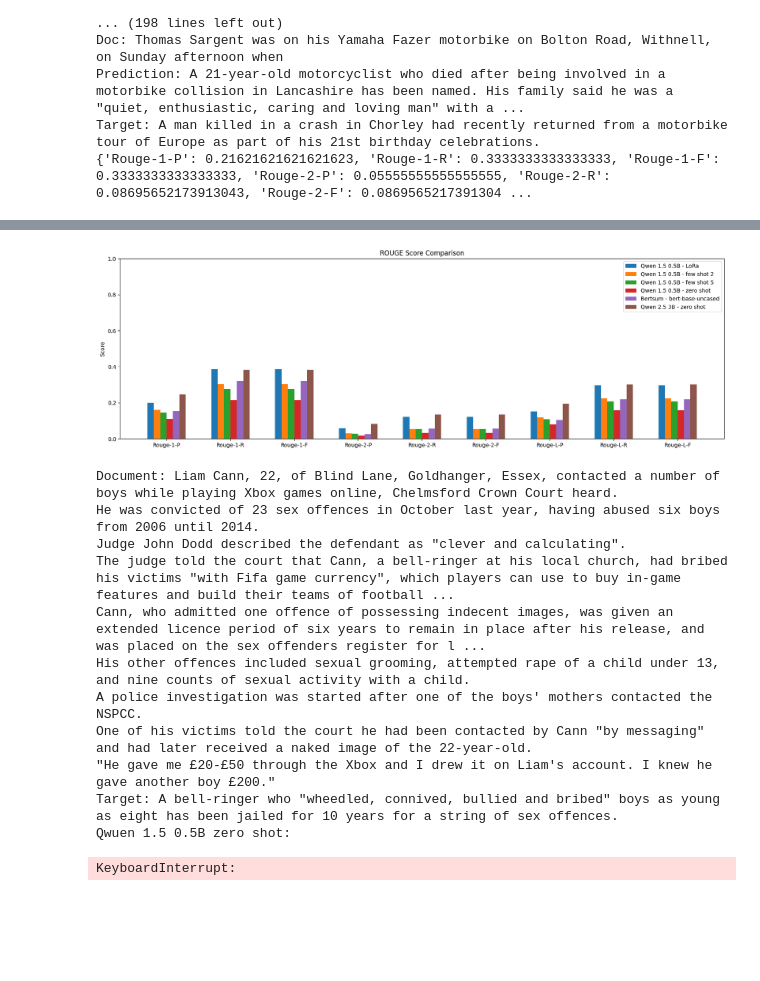
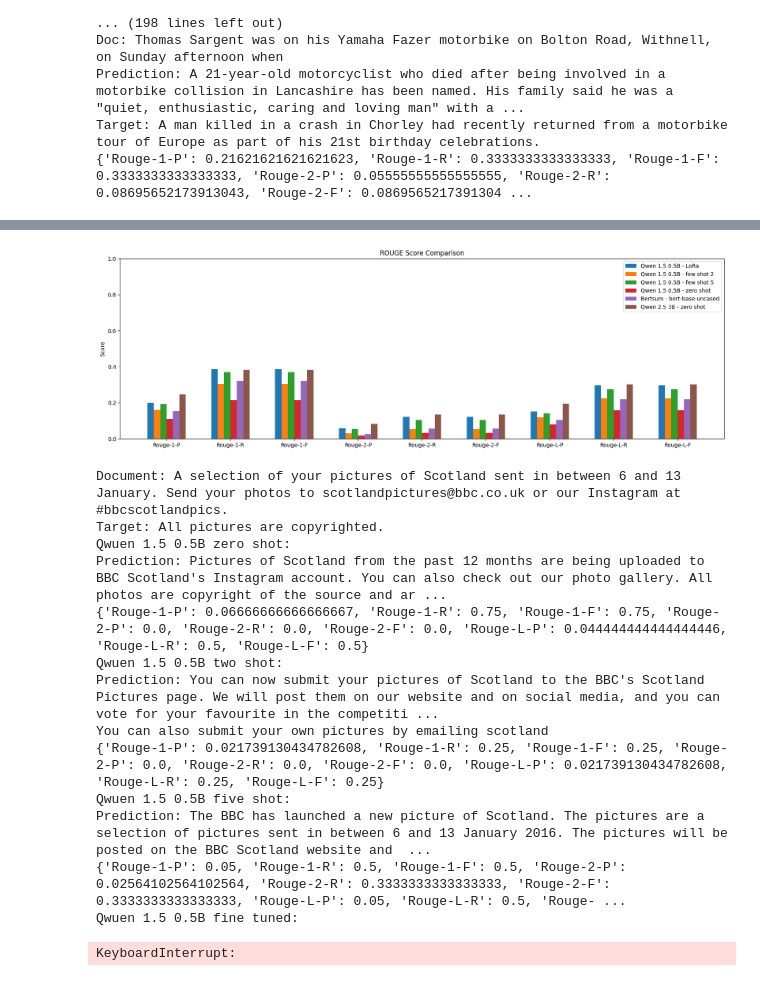
Before and after one commit to Elbergg/llm-projekt, a Jupyter notebook: projekt.ipynb, the cells around one changed output, grey strips where cells are left out. Cells and saved outputs as stored; diff of their text form; code cells hidden in the pictures; blank space fills up the shorter version.

```diff
--- a/projekt.ipynb
+++ b/projekt.ipynb
@@ -240,7 +240,7 @@ def rouge_score_loss(
 from matplotlib import pyplot as plt
 import numpy as np
 
-def plot_data(data, labels=['Rouge-1-P', 'Rouge-1-R', 'Rouge-1-F','Rouge-2-P', 'Rouge-2-R', 'Rouge-2-F',  'Rouge-L-P', 'Rouge-L-R', 'Rouge-L-F', ], models = ['Qwen 1.5 0.5B - LoRa', 'Qwen 1.5 0.5B - few shot 2', 'Qwen 1.5 0.5B - few shot 5', 'Qwen 1.5 0.5B - zero shot', 'Bertsum - bert-base-uncased', 'Qwen 2.5 3B - zero shot']):
+def plot_data(data, labels=['Rouge-1-P', 'Rouge-1-R', 'Rouge-1-F','Rouge-2-P', 'Rouge-2-R', 'Rouge-2-F',  'Rouge-L-P', 'Rouge-L-R', 'Rouge-L-F', ], models = ['Qwen 1.5 0.5B - LoRa', 'Qwen 1.5 0.5B - few shot 2', 'Qwen 1.5 0.5B - few shot 4', 'Qwen 1.5 0.5B - zero shot', 'Bertsum - bert-base-uncased', 'Qwen 2.5 3B - zero shot']):
     x = np.arange(len(labels))
     width = 0.1
 
@@ -434,7 +434,7 @@ Target: Each day we feature a photograph sent in from across England - the galle
 {'Rouge-1-P': 0.13043478260869565, 'Rouge-1-R': 0.3333333333333333, 'Rouge-1-F': 0.3333333333333333, 'Rouge-2-P': 0.0, 'Rouge-2-R': 0.0, 'Rouge-2-F': 0.0, 'Rouge-L-P': 0.10869565217391304, 'Rouge-L-R' ...
 # %%
 
-prompt5 = generate_prompt(tokenizer, 5)
+prompt4 = generate_prompt(tokenizer, 4)
 torch.cuda.empty_cache()
-data_5 = evaluate_model(model, test_loader, device='cuda', bert=False, tokenizer=tokenizer, prompt=prompt5, promptsuff = "[AGENT]")
+data_4 = evaluate_model(model, test_loader, device='cuda', bert=False, tokenizer=tokenizer, prompt=prompt4, promptsuff = "[AGENT]")
 # %% [output]
@@ -519,4 +503,4 @@ model_better, tokenizer_better = FastLanguageModel.from_pretrained(
 )
 print(prompt0)
 torch.cuda.empty_cache()
-data_better = evaluate_model(model_better, test_loader, device='cuda', bert=False, tokenizer=tokenizer, prompt=prompt2, promptsuff = "[AGENT]")
+data_better = evaluate_model(model_better, test_loader, device='cuda', bert=False, tokenizer=tokenizer, prompt=prompt0, promptsuff = "[AGENT]")
@@ -547,4 +507,4 @@ Target: England fly-half Emily Scott has been forced to withdraw from the squad
 # %%
-plot_data([data_ft, data_2,data_5, data_zero_shot, data_bertsum, data_better])
+plot_data([data_ft, data_2,data_4, data_zero_shot, data_bertsum, data_better])
 # %% [output]
-[figure, old version]
+[figure, new version]
@@ -570,7 +511,7 @@ ROUGE is particularly effective for evaluating summaries, as it checks whether t
 # %%
 import random
 random_index = random.randint(0, len(ds["test"]) - 1)
-showcase_dataset = ds["test"].select([random_index])
+showcase_dataset = ds["test"].select([0])
 showcase_loader = DataLoader(showcase_dataset, batch_size=batch_size, shuffle=True, num_workers=num_workers)
 batch = next(iter(showcase_loader))
 print(f"Document: {batch['document'][0]}")
@@ -579,22 +520,24 @@ print("Qwuen 1.5 0.5B zero shot:")
 evaluate_model(model, showcase_loader , device='cuda', bert=False, tokenizer=tokenizer, prompt=prompt0, promptsuff = "[AGENT]", prints = True)
 print("Qwuen 1.5 0.5B two shot:")
 evaluate_model(model, showcase_loader , device='cuda', bert=False, tokenizer=tokenizer, prompt=prompt2, promptsuff = "[AGENT]", prints = True)
-print("Qwuen 1.5 0.5B five shot:")
+print("Qwuen 1.5 0.5B four shot:")
 evaluate_model(model, showcase_loader , device='cuda', bert=False, tokenizer=tokenizer, prompt=prompt5, promptsuff = "[AGENT]", prints = True)
 print("Qwuen 1.5 0.5B fine tuned:")
 evaluate_model(ft_model, showcase_loader , device='cuda', bert=False, tokenizer=tokenizer, prompt=prompt0, promptsuff = "[AGENT]", prints = True)
 print("Qwuen 2.5 3B zero shot:")
 evaluate_model(model_better, showcase_loader , device='cuda', bert=False, tokenizer=tokenizer, prompt=prompt0, promptsuff = "[AGENT]", prints = True)
 # %% [output]
-Document: Liam Cann, 22, of Blind Lane, Goldhanger, Essex, contacted a number of boys while playing Xbox games online, Chelmsford Crown Court heard.
-He was convicted of 23 sex offences in October last year, having abused six boys from 2006 until 2014.
-Judge John Dodd described the defendant as "clever and calculating".
-The judge told the court that Cann, a bell-ringer at his local church, had bribed his victims "with Fifa game currency", which players can use to buy in-game features and build their teams of football ...
-Cann, who admitted one offence of possessing indecent images, was given an extended licence period of six years to remain in place after his release, and was placed on the sex offenders register for l ...
-His other offences included sexual grooming, attempted rape of a child under 13, and nine counts of sexual activity with a child.
-A police investigation was started after one of the boys' mothers contacted the NSPCC.
-One of his victims told the court he had been contacted by Cann "by messaging" and had later received a naked image of the 22-year-old.
-"He gave me £20-£50 through the Xbox and I drew it on Liam's account. I knew he gave another boy £200."
-Target: A bell-ringer who "wheedled, connived, bullied and bribed" boys as young as eight has been jailed for 10 years for a string of sex offences.
+Document: A selection of your pictures of Scotland sent in between 6 and 13 January. Send your photos to scotlandpictures@bbc.co.uk or our Instagram at #bbcscotlandpics.
+Target: All pictures are copyrighted.
 Qwuen 1.5 0.5B zero shot:
+Prediction: Pictures of Scotland from the past 12 months are being uploaded to BBC Scotland's Instagram account. You can also check out our photo gallery. All photos are copyright of the source and ar ...
+{'Rouge-1-P': 0.06666666666666667, 'Rouge-1-R': 0.75, 'Rouge-1-F': 0.75, 'Rouge-2-P': 0.0, 'Rouge-2-R': 0.0, 'Rouge-2-F': 0.0, 'Rouge-L-P': 0.044444444444444446, 'Rouge-L-R': 0.5, 'Rouge-L-F': 0.5}
+Qwuen 1.5 0.5B two shot:
+Prediction: You can now submit your pictures of Scotland to the BBC's Scotland Pictures page. We will post them on our website and on social media, and you can vote for your favourite in the competiti ...
+You can also submit your own pictures by emailing scotland
+{'Rouge-1-P': 0.021739130434782608, 'Rouge-1-R': 0.25, 'Rouge-1-F': 0.25, 'Rouge-2-P': 0.0, 'Rouge-2-R': 0.0, 'Rouge-2-F': 0.0, 'Rouge-L-P': 0.021739130434782608, 'Rouge-L-R': 0.25, 'Rouge-L-F': 0.25}
+Qwuen 1.5 0.5B five shot:
+Prediction: The BBC has launched a new picture of Scotland. The pictures are a selection of pictures sent in between 6 and 13 January 2016. The pictures will be posted on the BBC Scotland website and  ...
+{'Rouge-1-P': 0.05, 'Rouge-1-R': 0.5, 'Rouge-1-F': 0.5, 'Rouge-2-P': 0.02564102564102564, 'Rouge-2-R': 0.3333333333333333, 'Rouge-2-F': 0.3333333333333333, 'Rouge-L-P': 0.05, 'Rouge-L-R': 0.5, 'Rouge- ...
+Qwuen 1.5 0.5B fine tuned:
 KeyboardInterrupt:
```
Also changed, not shown: parts of 3 cells of this notebook.
